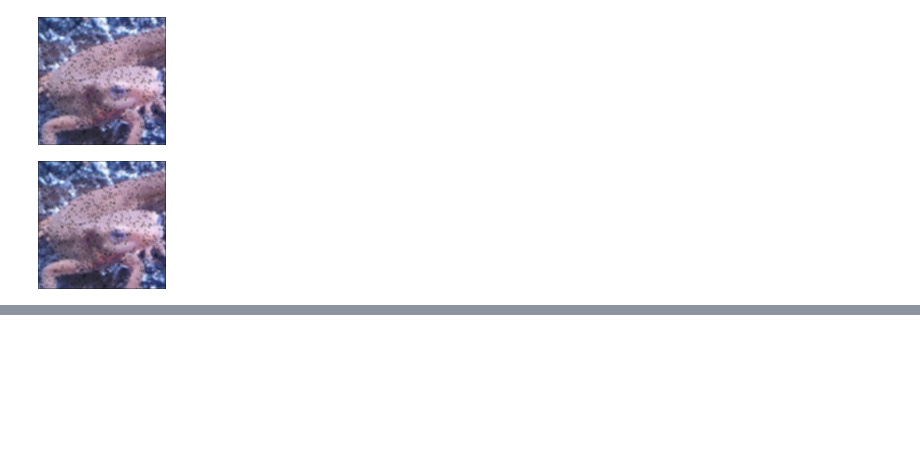
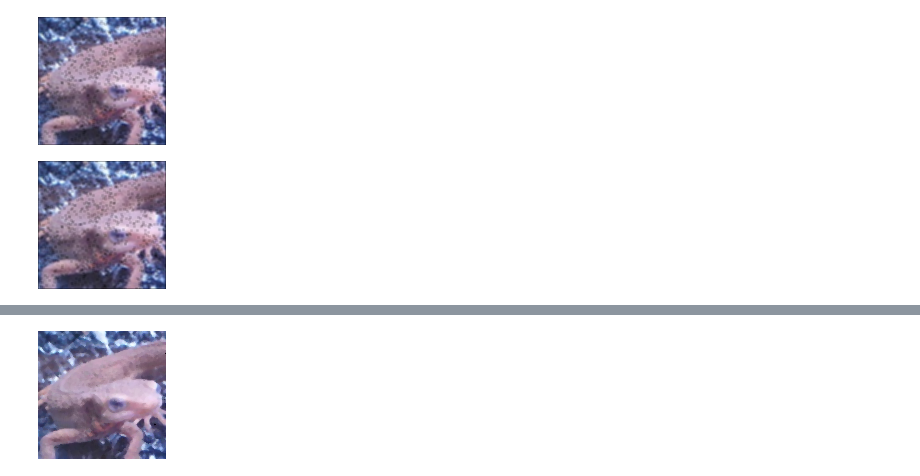
Before and after one commit to whatalnk/Gasyori100knock, a Jupyter notebook: notebooks/Question_01_10.ipynb, the cells around one changed output, grey strips where cells are left out. Drawn from its saved outputs; the diff is of its cells as text; code cells hidden in the pictures; blank space fills up the shorter version.

Commit message:
Q10 Median filter

```diff
--- a/notebooks/Question_01_10.ipynb
+++ b/notebooks/Question_01_10.ipynb
@@ -524,0 +531,4 @@ cv2_imshow(out)
+# %%
+%cd "drive/My Drive/Gasyori100knock/Question_01_10"
+img = cv2.imread("imori_noise.jpg")
+cv2_imshow(img)
@@ -524,0 +538,20 @@ cv2_imshow(out)
+# %%
+def median_filter(img, size=3):
+  H, W, C = img.shape
+  pad = size // 2
+  out = np.zeros((H + pad * 2, W + pad * 2, C), dtype=np.float)
+  out[pad:pad+H, pad:pad+W] = img.copy().astype(np.float)
+
+  for y in range(H):
+    for x in range(W):
+      for c in range(C):
+        out[y + pad, x + pad, c] = np.median(img[y:y+size, x:x+size, c])
+
+  out = np.clip(out, 0, 255)
+
+  return out[pad:pad+H, pad:pad+W].astype(np.uint8)
+
+out = median_filter(img)
+cv2_imshow(out)
+# %% [output]
+[figure, added]
```
Also changed, not shown: parts of 3 cells of this notebook.
